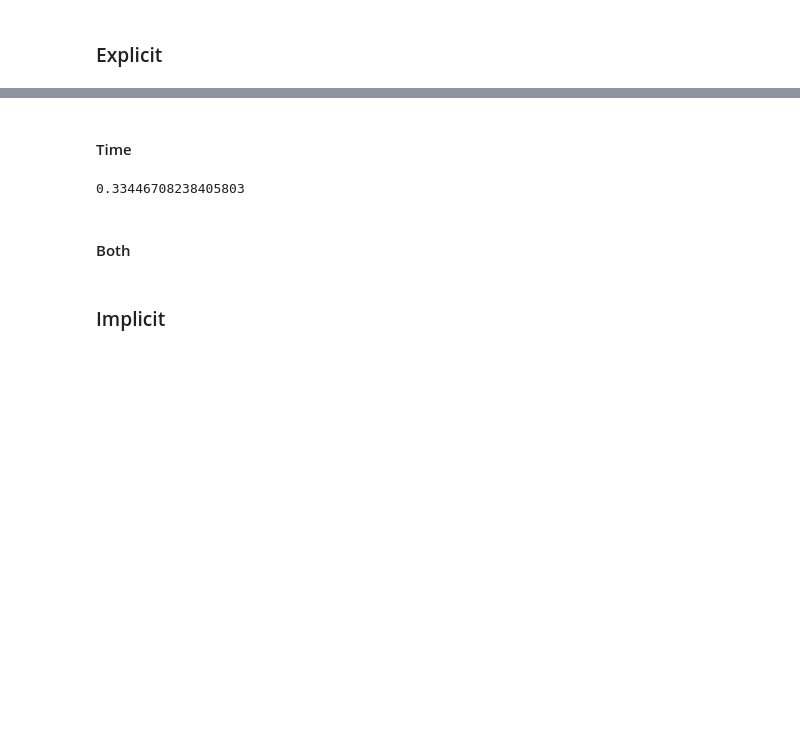
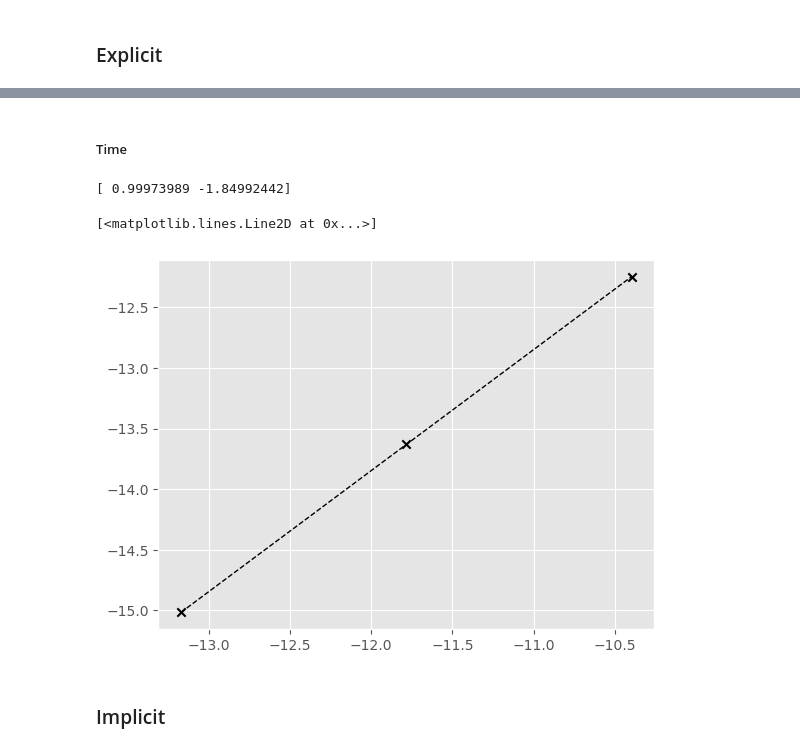
Before and after one commit to Alcruz/interstellar, a Jupyter notebook: src/convergence_analysis.ipynb, the cells around one changed output, grey strips where cells are left out. Saved outputs shown, nothing was run; the diff lists cells and outputs as text; code cells hidden in the pictures; blank space fills up the shorter version.

```diff
--- a/src/convergence_analysis.ipynb
+++ b/src/convergence_analysis.ipynb
@@ -75,14 +63,9 @@ plt.show()
 # %% [markdown]
-#### Time
+##### Time
 # %%
-dx = 1/8
-dt = 0.5*np.power([1e-3], 2)
-
-result = np.empty((len(dt), len(S_test),))
+dx = 1/128
+dt = 0.5*np.power([1/128, 1/256, 1/512, 1/1024],2)
+V_pred = []
 for i, dt_i in enumerate(dt):
-    V, S_bar = nielsen.solve_explicitly(put, r, sigma, x_max=3, dx=dx, dt=dt_i)
-    V_pred = V(S_test)
-    print(mean_squared_error(V_test, V_pred, squared=False, axis=0))
-    result[i] = V_pred
+    S, V, S_bar = nielsen.solve_explicitly(put, r, sigma, x_max=3, dx=dx, dt=dt_i,delta=delta)
+    V_pred.append(V[:])
-# %% [output]
-0.33446708238405803
@@ -104,12 +71,0 @@ plt.show()
-# %% [markdown]
-#### Both
-# %%
-dx = [1/8, 1/16, 1/32, 1/64, 1/128]
-dt = 0.5*np.power([1/8, 1/16, 1/32, 1/64, 1/128], 2)
-
-result = np.empty((len(dx), len(S_test),))
-for i, dx_i in enumerate(dx):
-    V, S_bar = nielsen.solve_explicitly(put, r, sigma, 2, dx_i, dt[i])
-    V_pred = V(S_test)
-    print(mean_squared_error(V_test, V_pred, squared=False, axis=0))
-    result[i] = V_pred
@@ -143,3 +72,19 @@ plt.show()
+# %%
+error = []
+for i in range(len(dt)-1):
+    error.append(np.linalg.norm(V_pred[i+1]-V_pred[i], ord=np.inf))
+log_error = np.log(error)
+log_dt = np.log(dt[:-1])
+plt.scatter(log_dt, np.log(error), marker='x', color='black')
+p = np.polyfit(log_dt, log_error, deg=1)
+f = np.poly1d(p)
+print(p)
+log_dt_axis = np.linspace(np.min(log_dt), np.max(log_dt))
+plt.plot(log_dt_axis, f(log_dt_axis), '--k', linewidth=1)
+# %% [output]
+[ 0.99973989 -1.84992442]
+[<matplotlib.lines.Line2D at 0x...>]
+[figure, added]
 # %% [markdown]
 ### Implicit
 # %% [markdown]
```
Also changed, not shown: parts of 52 cells of this notebook.
